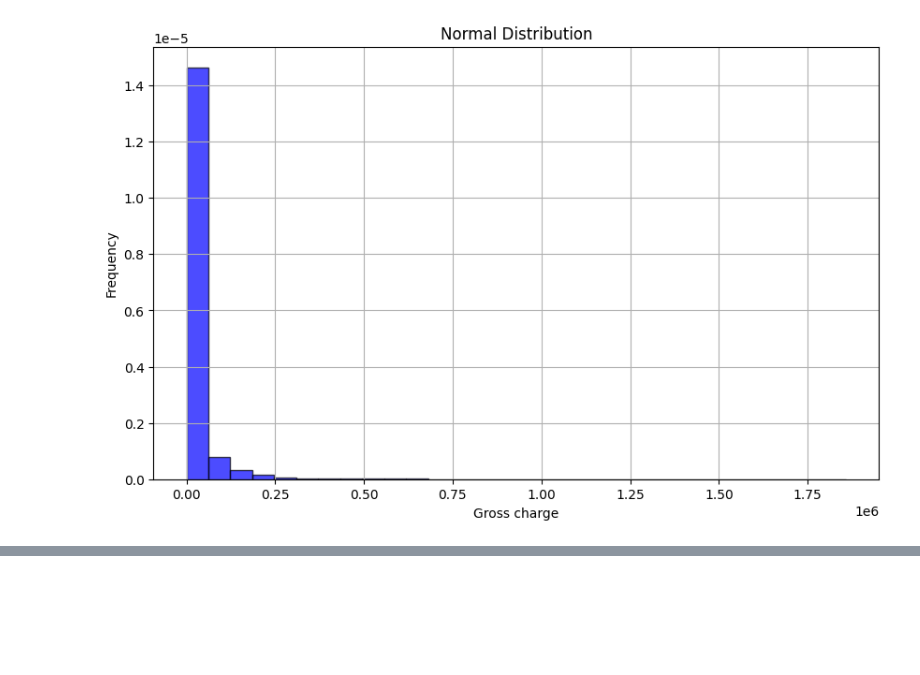
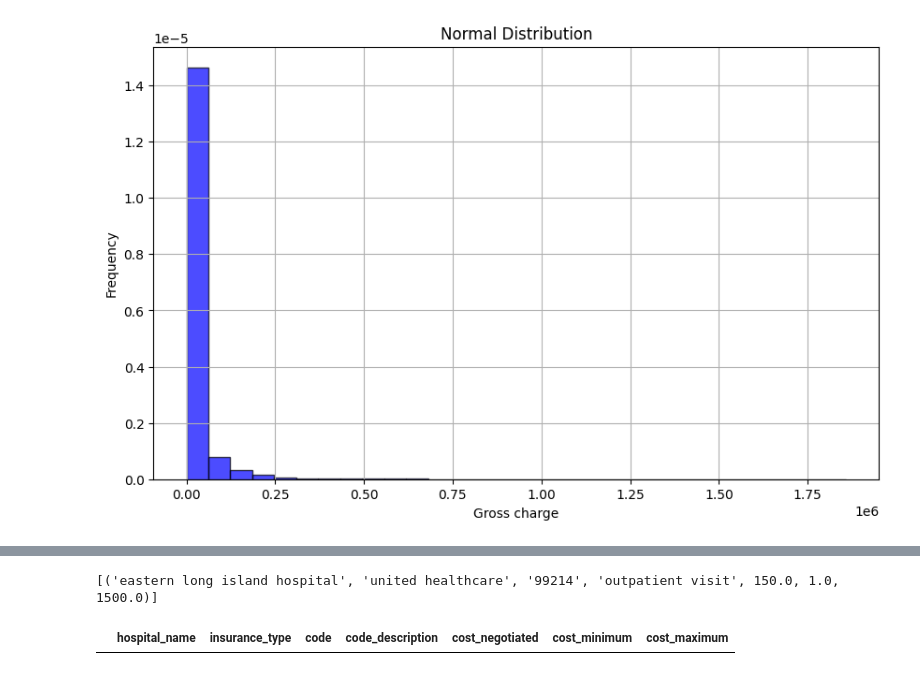
Before and after one commit to amnasyed1/sqlite_database_operations, a Jupyter notebook: sqlite_database_operations.ipynb, the cells around one changed output, grey strips where cells are left out. Drawn from its saved outputs; the diff is of its cells as text; code cells hidden in the pictures; blank space fills up the shorter version.

```diff
--- a/sqlite_database_operations.ipynb
+++ b/sqlite_database_operations.ipynb
@@ -437,0 +457,4 @@ plt.show()
+# %%
+# Creating a local SQLite database
+conn = sqlite3.connect('health.db')
+c = conn.cursor()
@@ -437,0 +540,11 @@ plt.show()
+# %%
+#checking if the row has been inserted using sqlite
+sql_query_2 = """
+select *
+from stonybrook_system;
+"""
+
+c.execute(sql_query_2)
+print(c.fetchall())
+# %% [output]
+[('eastern long island hospital', 'united healthcare', '99214', 'outpatient visit', 150.0, 1.0, 1500.0)]
@@ -437,0 +554,5 @@ plt.show()
+# %%
+# checking by using pandas so it can return the response as a df
+pd.read_sql_query("select * from stonybrook_system;", conn)
+# %% [output]
+|  | hospital_name | insurance_type | code | code_description | cost_negotiated | cost_minimum | cost_maximum |
```
Also changed, not shown: parts of 9 cells of this notebook.
